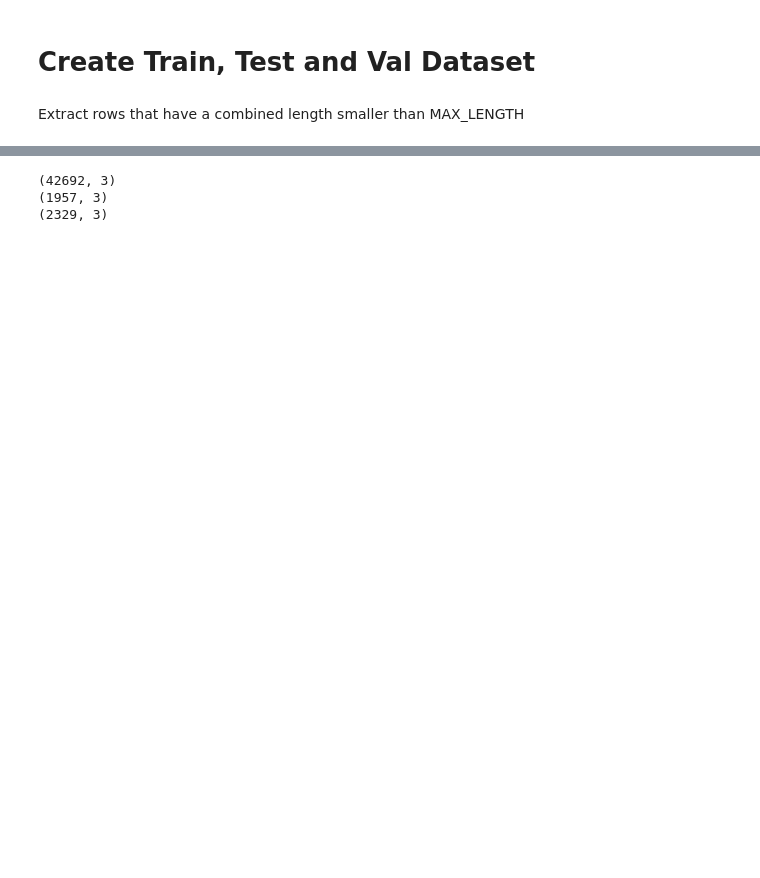
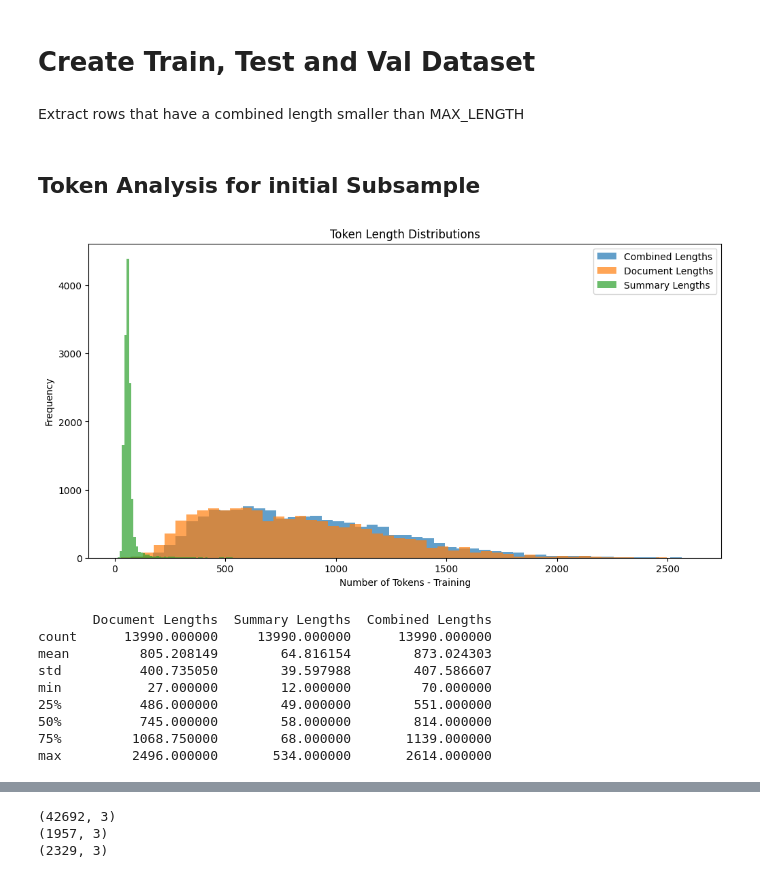
Before and after one commit to Moodys19/ADL-Hallucination-Detection, a Jupyter notebook: 2_create_datasets.ipynb, the cells around one changed output, grey strips where cells are left out. Drawn from its saved outputs; the diff is of its cells as text; code cells hidden in the pictures; blank space fills up the shorter version.

Commit message:
implement token ana for init data

```diff
--- a/2_create_datasets.ipynb
+++ b/2_create_datasets.ipynb
@@ -8,0 +11,2 @@ import numpy as np
+# %% [markdown]
+## Token Analysis for initial Subsample
@@ -8,0 +17,44 @@ import numpy as np
+# %%
+train_data = pd.read_csv("cnndm/init_train_data_base.csv", sep=';')
+valid_data = pd.read_csv("cnndm/init_valid_data_base.csv", sep=';')
+test_data = pd.read_csv("cnndm/init_test_data_base.csv", sep=';')
+# %%
+# Calculate token lengths for documents and summaries
+doc_lengths = calculate_lengths(train_data, tokenizer, column_name='article')
+summ_lengths = calculate_lengths(train_data, tokenizer, column_name='highlights')
+
+# Combine lengths for total sequence lengths
+combined_lengths = [d + s + 3 for d, s in zip(doc_lengths, summ_lengths)]  # +3 for [CLS], [SEP], [SEP]
+
+# Create a DataFrame for analysis
+lengths_df = pd.DataFrame({
+    'Document Lengths': doc_lengths,
+    'Summary Lengths': summ_lengths,
+    'Combined Lengths': combined_lengths
+})
+
+# Plot distributions
+plt.figure(figsize=(12, 6))
+plt.hist(lengths_df['Combined Lengths'], bins=50, alpha=0.7, label='Combined Lengths')
+plt.hist(lengths_df['Document Lengths'], bins=50, alpha=0.7, label='Document Lengths')
+plt.hist(lengths_df['Summary Lengths'], bins=50, alpha=0.7, label='Summary Lengths')
+#plt.axvline(x=512, color='red', linestyle='--', label='Max Length (512)')
+plt.xlabel('Number of Tokens - Training')
+plt.ylabel('Frequency')
+plt.legend()
+plt.title('Token Length Distributions')
+plt.show()
+
+# Print statistics
+print(lengths_df.describe())
+# %% [output]
+[figure, added]
+       Document Lengths  Summary Lengths  Combined Lengths
+count      13990.000000     13990.000000      13990.000000
+mean         805.208149        64.816154        873.024303
+std          400.735050        39.597988        407.586607
+min           27.000000        12.000000         70.000000
+25%          486.000000        49.000000        551.000000
+50%          745.000000        58.000000        814.000000
+75%         1068.750000        68.000000       1139.000000
+max         2496.000000       534.000000       2614.000000
```
Also changed, not shown: parts of 7 cells of this notebook, 3 other files.
